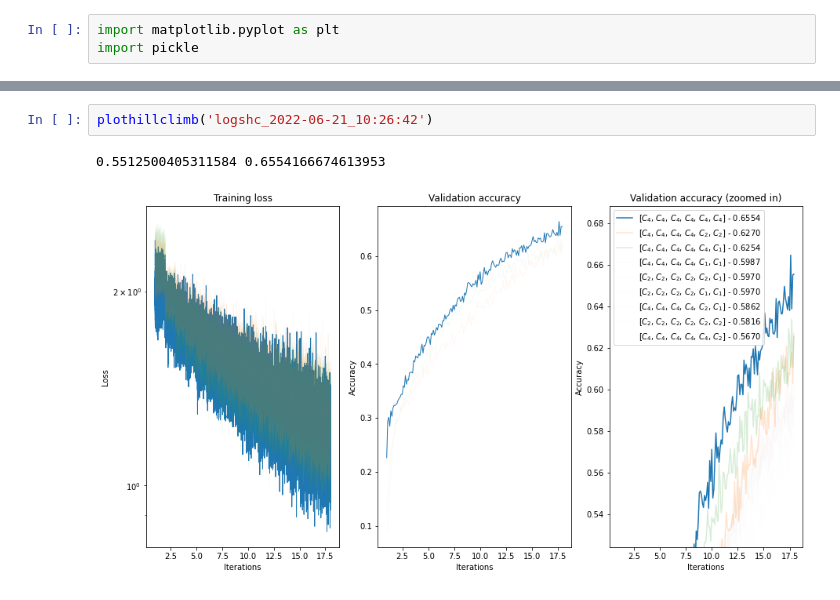
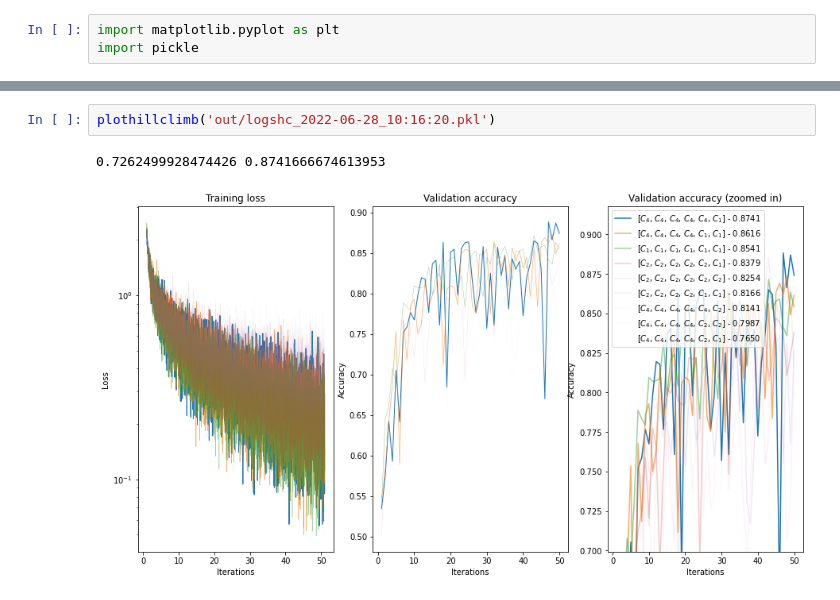
Before and after one commit to k8lion/equiNAS, a Jupyter notebook: plot.ipynb, the cells around one changed output, grey strips where cells are left out. Drawn from its saved outputs; the diff is of its cells as text.

```diff
--- a/plot.ipynb
+++ b/plot.ipynb
@@ -167,5 +64,5 @@ plothillclimb('logshc_2022-06-21_10:26:39')
-# %%
-plothillclimb('logshc_2022-06-21_10:26:42')
-# %% [output]
-0.5512500405311584 0.6554166674613953
-[figure, removed]
+# %%
+plothillclimb('out/logshc_2022-06-28_10:16:20.pkl')
+# %% [output]
+0.7262499928474426 0.8741666674613953
+[figure, added]
```
Also changed, not shown: parts of 16 cells of this notebook, 3 other files.
